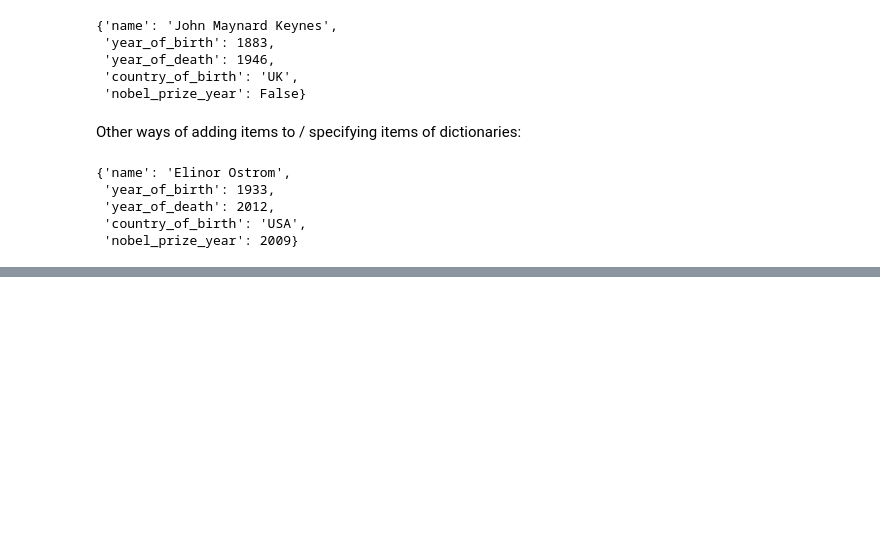
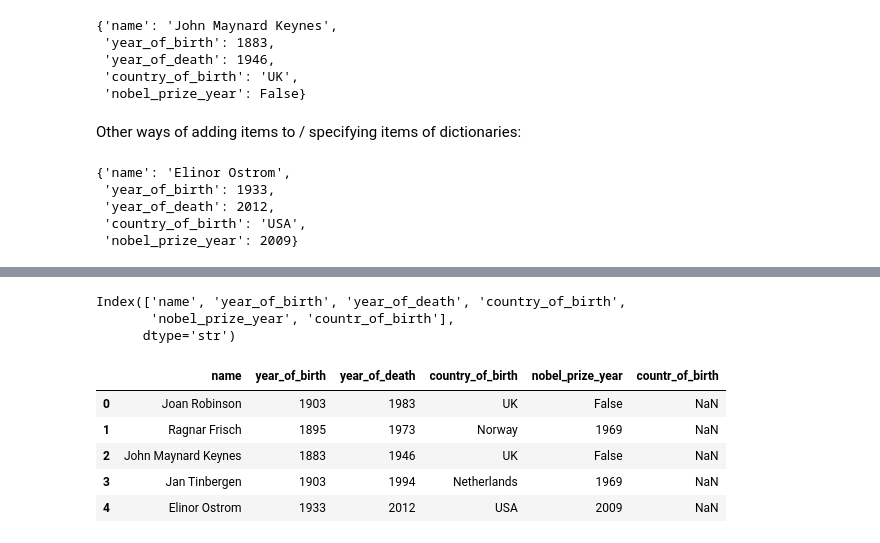
Before and after one commit to danielbgyetvai/data-analytics-python-wise2627, a Jupyter notebook: notebooks/small_dataset_of_economists.ipynb, the cells around one changed output, grey strips where cells are left out. Cells and saved outputs as stored; diff of their text form; code cells hidden in the pictures; blank space fills up the shorter version.

```diff
--- a/notebooks/small_dataset_of_economists.ipynb
+++ b/notebooks/small_dataset_of_economists.ipynb
@@ -111,0 +344,24 @@ the_fifth_economist
+# %%
+class Economist:
+    # initialiser function
+    # to create objects of this class
+    # self (convention) --> refers to the object itself
+    def __init__(self,
+                 name = None,
+                 year_of_birth = None,
+                 year_of_death = None,
+                 country_of_birth = None,
+                 nobel_prize_year = None):
+        # five attributes
+        # each at baseline / by default set to None (unknown)
+        self.name = name
+        self.year_of_birth = year_of_birth
+        self.year_of_death = year_of_death
+        self.country_of_birth = country_of_birth
+        self.nobel_prize_year = nobel_prize_year
+# %%
+the_ninth_economist = Economist(name='Reinhard Selten',
+                                year_of_birth=1930,
+                                year_of_death=2016,
+                                country_of_birth='Germany',
+                                nobel_prize_year=1994)
@@ -111,0 +439,22 @@ the_fifth_economist
+# %%
+# columns/variables
+# .columns attribute
+# of the dataframe some_economists_df
+some_economists_df.columns
+# %% [output]
+Index(['name', 'year_of_birth', 'year_of_death', 'country_of_birth',
+       'nobel_prize_year', 'countr_of_birth'],
+      dtype='str')
+# %%
+# .head() method/function
+# belonging to the (class of) object some_economists_df
+# displaying the first 5 rows/observations
+# of the dataset
+some_economists_df.head(5)
+# %% [output]
+|  | name | year_of_birth | year_of_death | country_of_birth | nobel_prize_year | countr_of_birth |
+| 0 | Joan Robinson | 1903 | 1983 | UK | False | NaN |
+| 1 | Ragnar Frisch | 1895 | 1973 | Norway | 1969 | NaN |
+| 2 | John Maynard Keynes | 1883 | 1946 | UK | False | NaN |
+| 3 | Jan Tinbergen | 1903 | 1994 | Netherlands | 1969 | NaN |
+| 4 | Elinor Ostrom | 1933 | 2012 | USA | 2009 | NaN |
```
Also changed, not shown: parts of 63 cells of this notebook, 5 other files.
